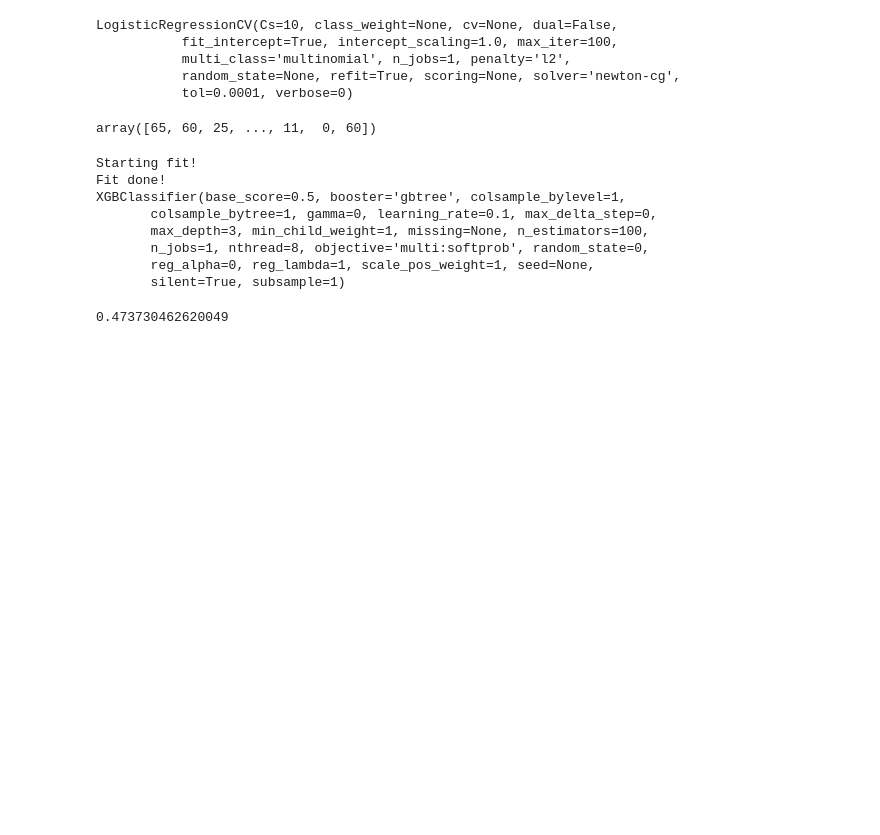
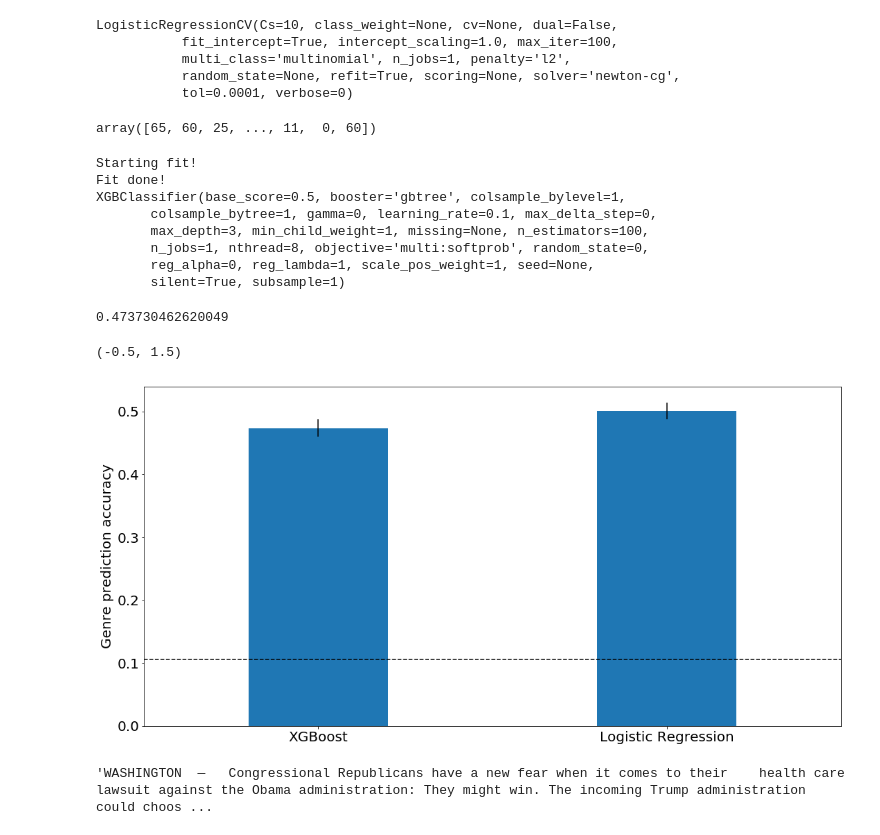
Before and after one commit to bartmassi/Caster, a Jupyter notebook: step4_analyze_and_model.ipynb, the cells around one changed output. Cells and saved outputs as stored; diff of their text form; code cells hidden in the pictures; blank space fills up the shorter version.

```diff
--- a/step4_analyze_and_model.ipynb
+++ b/step4_analyze_and_model.ipynb
@@ -344,3 +395,24 @@ floc = '/home/bmassi/Dropbox/professional/Insight/data/'
 fname = 'validation_models_' + str(int(time.time()))
 with open(floc+fname,'wb') as fid:
     pickle.dump({'X_train':X_train,'X_test':X_test,'y_train':y_train,'y_test':y_test,'xgboost_model':model,'linear_model':lreg},fid)
+# %%
+import pickle
+
+floc = '/home/bmassi/Dropbox/professional/Insight/data/'
+fname = 'validation_models_1529417024'
+with open(floc+fname,'rb') as fid:
+    model_stats = pickle.load(fid)
+# %%
+lin_acc = np.mean(model_stats['linear_model'].predict(model_stats['X_test'])==model_stats['y_test'])
+xg_acc = np.mean(model_stats['xgboost_model'].predict(model_stats['X_test'])==model_stats['y_test'])
+# %%
+import scipy
+
+fig,ax = plt.subplots(1,1,figsize=[18,9])
+ax.bar(['XGBoost','Logistic Regression'],[xg_acc,lin_acc],yerr=scipy.stats.sem([xg_acc,lin_acc]),width=.4)
+ax.plot([-.5,1.5],[guess_most_common,guess_most_common],'--k')
+ax.set_ylabel('Genre prediction accuracy')
+ax.set_xlim([-.5,1.5])
+# %% [output]
+(-0.5, 1.5)
+[figure, added]
@@ -346,0 +429,4 @@ with open(floc+fname,'wb') as fid:
+# %%
+articledb['content'].iloc[0]
+# %% [output]
+'WASHINGTON  —   Congressional Republicans have a new fear when it comes to their    health care lawsuit against the Obama administration: They might win. The incoming Trump administration could choos ...
```
Also changed, not shown: parts of 12 cells of this notebook, 4 other files.
